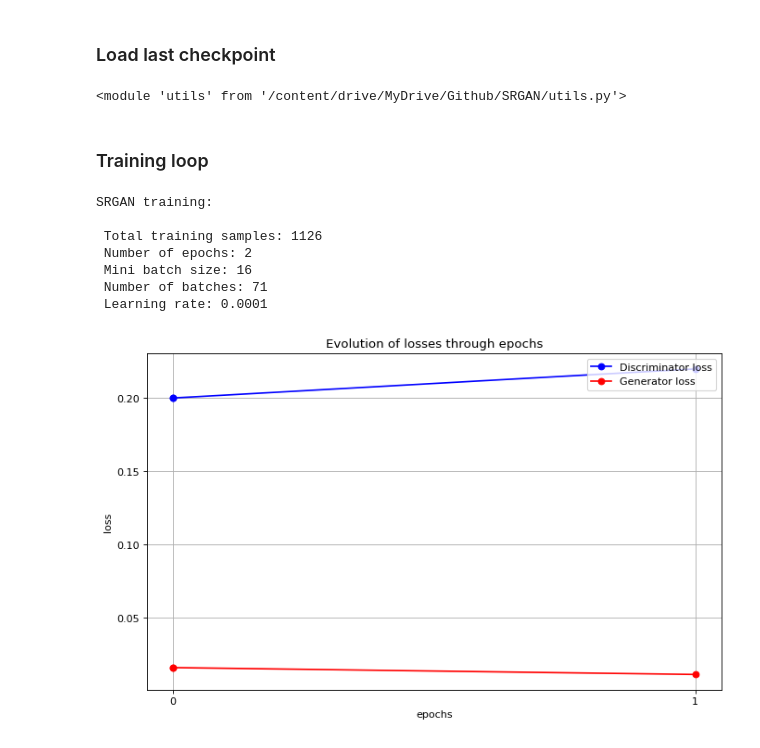
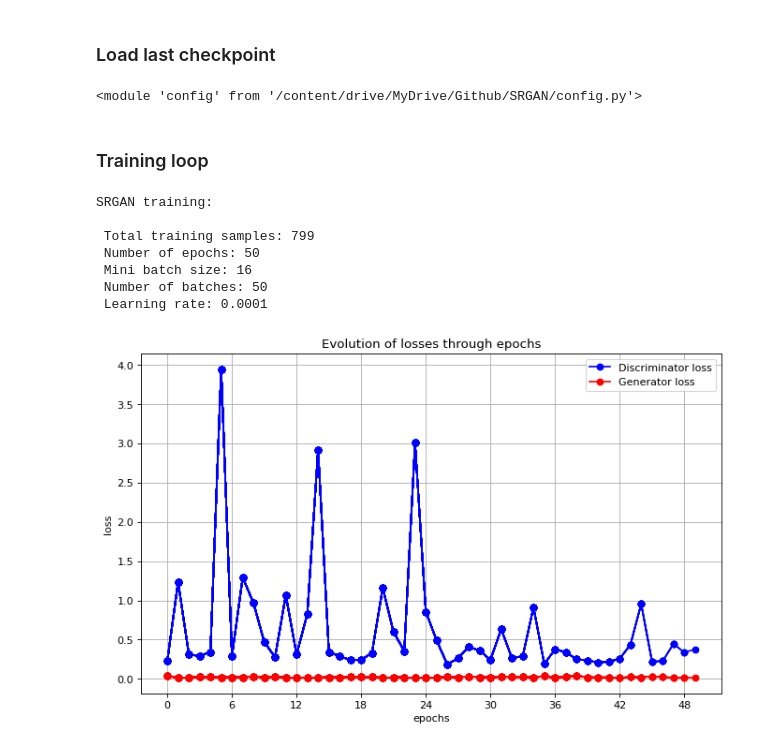
Before and after one commit to maxibove13/SRGAN, a Jupyter notebook: srgan.ipynb, the cells around one changed output. Cells and saved outputs as stored; diff of their text form; code cells hidden in the pictures.

```diff
--- a/srgan.ipynb
+++ b/srgan.ipynb
@@ -32,6 +47,6 @@ from torchvision.models import vgg19
 # %%
 from dataset import MyImageFolder
 
-dataset = MyImageFolder(root_dir="datasets/training/UxLES/HR")
+dataset = MyImageFolder(root_dir="datasets/training/DIV2K/hr")
 print(f"{len(dataset)} samples in dir {dataset.root_dir}")
 # %% [output]
@@ -143,12 +158,11 @@ if config.LOAD_MODEL:
         os.path.join(checkpoint_dir, config.CHECKPOINT_DISC), disc, opt_disc, config.LEARNING_RATE
     )
 # %%
-import utils
 import importlib
 
-importlib.reload(utils)
+importlib.reload(config)
 # %% [output]
-<module 'utils' from '/content/drive/MyDrive/Github/SRGAN/utils.py'>
+<module 'config' from '/content/drive/MyDrive/Github/SRGAN/config.py'>
 # %% [markdown]
 ### Training loop
 # %%
@@ -200,6 +214,7 @@ for epoch in range(config.NUM_EPOCHS):
 
             # Plot loss
             x = np.arange(0, epoch+1)
+            ax.grid()
             ax.plot(x, loss_disc, label='Discriminator loss', marker='o', color='b')
             ax.plot(x, loss_gen, label='Generator loss', marker='o', color='r')
             ax.set_title('Evolution of losses through epochs')
@@ -211,34 +226,34 @@ for epoch in range(config.NUM_EPOCHS):
             display.clear_output(wait=True)
             print(f"SRGAN training: \n")
             print(f" Total training samples: {len(dataset)}\n Number of epochs: {config.NUM_EPOCHS}\n Mini batch size: {config.BATCH_SIZE}\n Number of batches: {len(loader)}\n Learning rate: {config.LEARNING_RATE}\n")
             # Display current figure
             ax.grid()
             display.display(fig)
             # Pause execution 0.1s
             time.sleep(0.1)
 
             # Print progress every epoch
             print(
                 f"Epoch [{epoch}/{config.NUM_EPOCHS} - "
                 f"Loss D: {loss_disc_e:.4f}, Loss G: {loss_gen_e:.4f}]"
                 )
             plt.grid()
             fig.savefig("figures/metrics/loss_evol.png")
             plt.close()
 
     if config.SAVE_MODEL:
         save_checkpoint(gen, opt_gen, filename=config.CHECKPOINT_GEN)
         save_checkpoint(disc, opt_disc, filename=config.CHECKPOINT_DISC)
 
 # Stop the stopwatch
 # t1 = process_time()
 # print(f"Elapsed time: {t1-t0}")
 # %% [output]
 SRGAN training:
 
- Total training samples: 1126
- Number of epochs: 2
+ Total training samples: 799
+ Number of epochs: 50
  Mini batch size: 16
- Number of batches: 71
+ Number of batches: 50
  Learning rate: 0.0001
-[figure, old version]
+[figure, new version]
```
Also changed, not shown: parts of 3 cells of this notebook, 2 other files.
